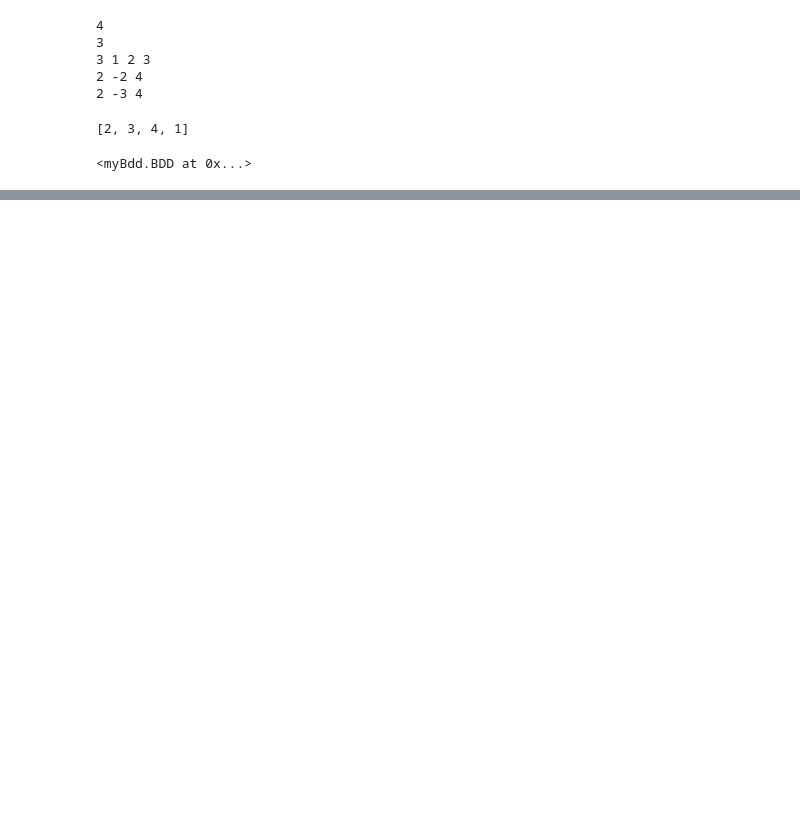
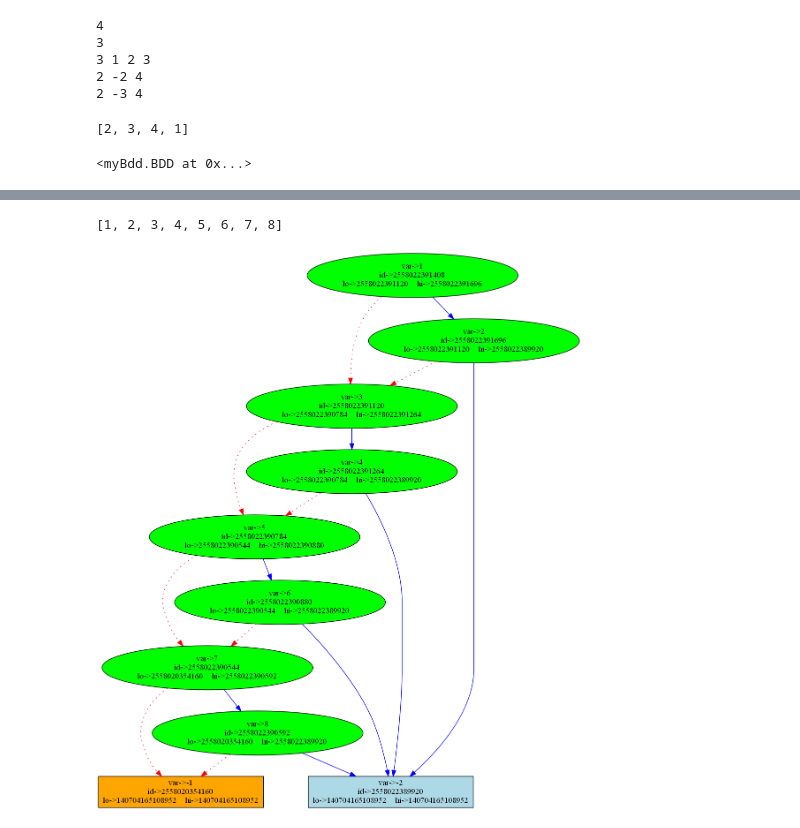
Before and after one commit to the-pinbo/ROBDD, a Jupyter notebook: tesy.ipynb, the cells around one changed output, grey strips where cells are left out. Cells and saved outputs as stored; diff of their text form; code cells hidden in the pictures; blank space fills up the shorter version.

```diff
--- a/tesy.ipynb
+++ b/tesy.ipynb
@@ -32,0 +75,8 @@ a.displayGraph()
+# %%
+ordering = [1,2,3,4,5,6,7,8]
+print(ordering)
+a = BDD(f, ordering)
+a.displayGraph()
+# %% [output]
+[1, 2, 3, 4, 5, 6, 7, 8]
+[figure, added]
```
Also changed, not shown: parts of 7 cells of this notebook, 1 other file.
